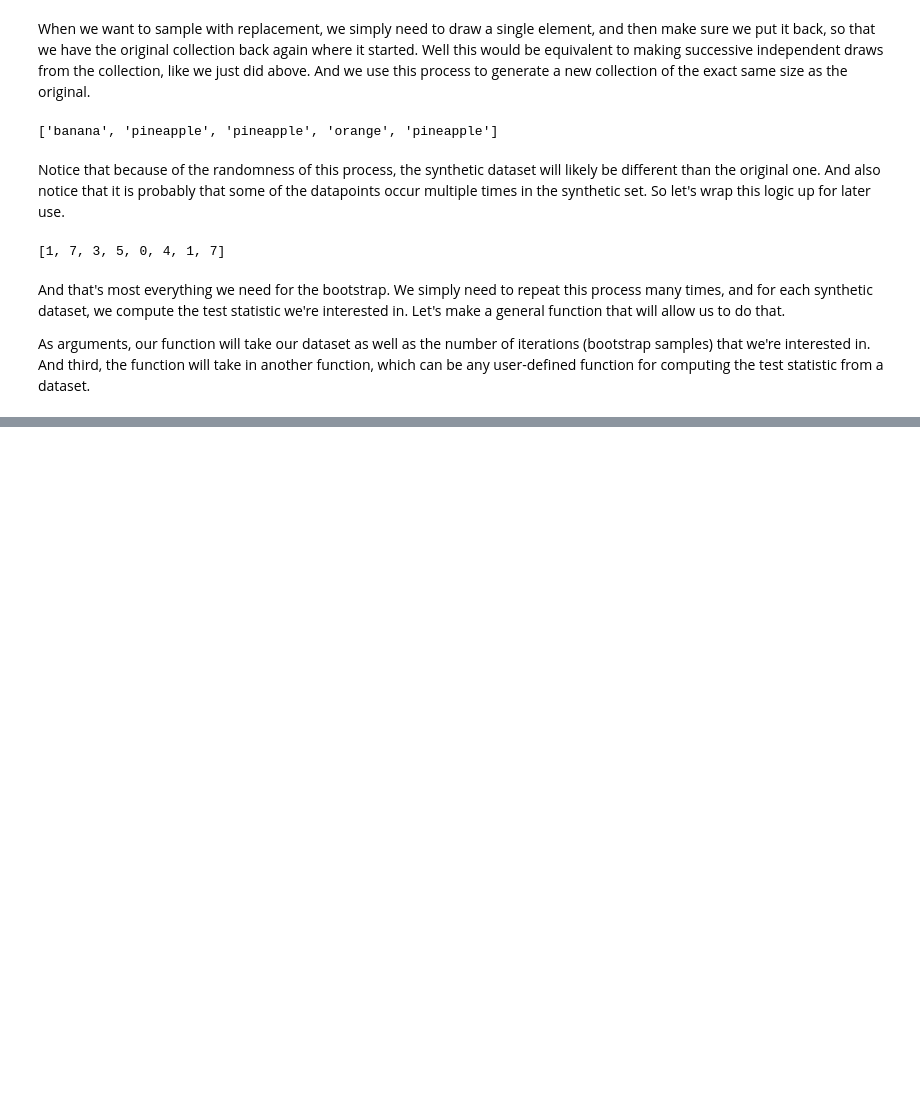
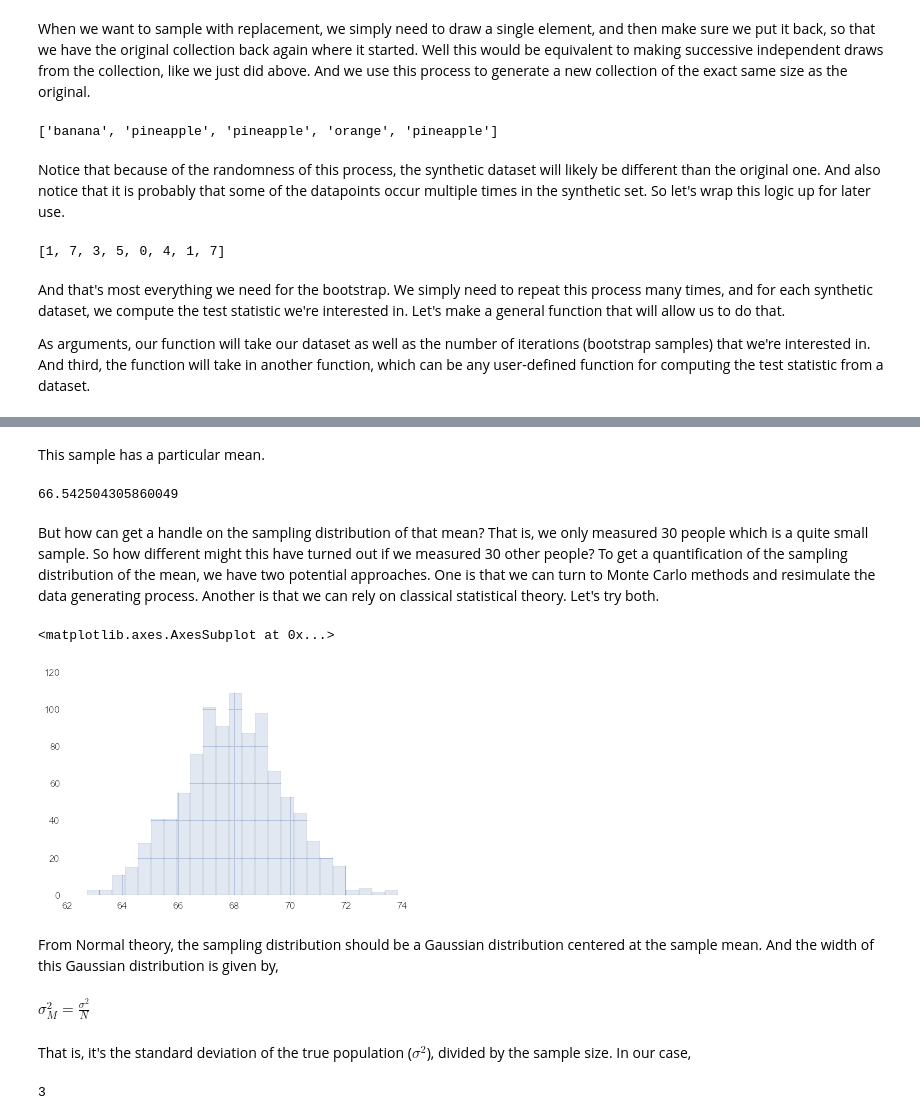
Before and after one commit to keeganhines/computationalStatistics, a Jupyter notebook: Bootstrapping.ipynb, the cells around one changed output, grey strips where cells are left out. Drawn from its saved outputs; the diff is of its cells as text; code cells hidden in the pictures; blank space fills up the shorter version.

```diff
--- a/Bootstrapping.ipynb
+++ b/Bootstrapping.ipynb
@@ -78,0 +114,20 @@ sns.distplot(samples)
+# %% [markdown]
+This sample has a particular mean.
+# %%
+mean(heightsData)
+# %% [output]
+66.542504305860049
+# %% [markdown]
+But how can get a handle on the sampling distribution of that mean? That is, we only measured 30 people which is a quite small sample. So how different might this have turned out if we measured 30 other people? To get a quantification of the sampling distribution of the mean, we have two potential approaches. One is that we can turn to Monte Carlo methods and resimulate the data generating process. Another is that we can rely on classical statistical theory. Let's try both.
+# %%
+# monte carlo approach
+mcSampleMeans=[]
+for i in range(1000):
+    mcHeightsData = normal(loc=68,scale=10,size=30)
+    mcSampleMeans.append(mean(mcHeightsData))
+# %%
+# hows it look
+sns.distplot(mcSampleMeans, kde=False)
+# %% [output]
+<matplotlib.axes.AxesSubplot at 0x...>
+[figure, added]
@@ -78,0 +136,12 @@ sns.distplot(samples)
+# %% [markdown]
+From Normal theory, the sampling distribution should be a Gaussian distribution centered at the sample mean. And the width of this Gaussian distribution is given by,
+# %% [markdown]
+$
+\sigma_M^2 = \frac{\sigma^2}{N}
+$
+# %% [markdown]
+That is, it's the standard deviation of the true population ($\sigma^2$), divided by the sample size. In our case,
+# %%
+(10**2)/30
+# %% [output]
+3
```
Also changed, not shown: parts of 19 cells of this notebook.
